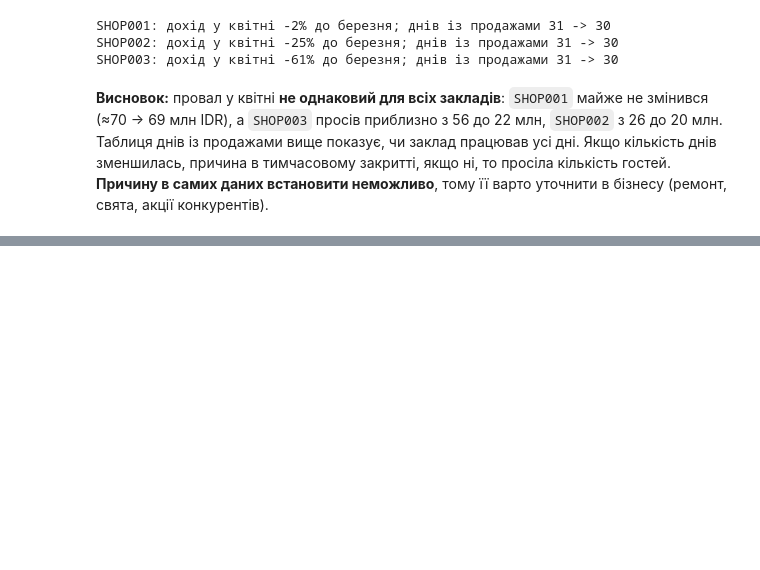
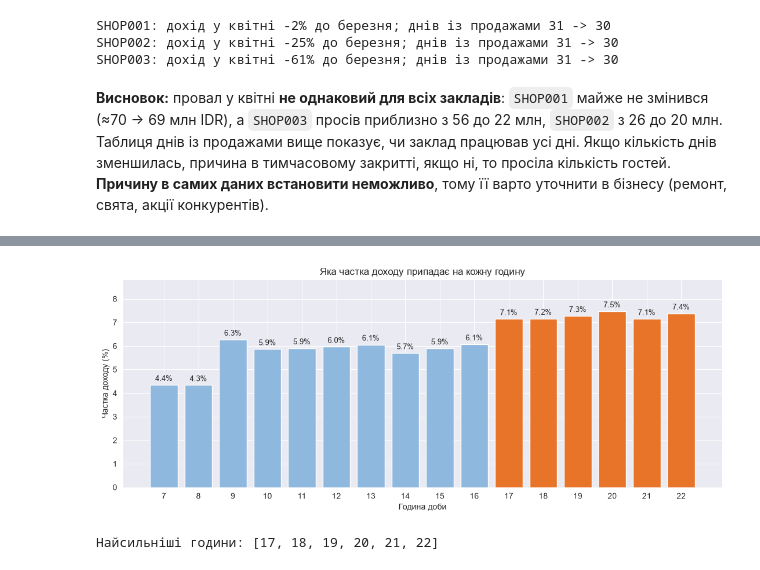
Before and after one commit to Chuchman-Dima/FB-Sales-Revenue-Analytics, a Jupyter notebook: notebook/notebook.ipynb, the cells around one changed output, grey strips where cells are left out. Drawn from its saved outputs; the diff is of its cells as text; code cells hidden in the pictures; blank space fills up the shorter version.

```diff
--- a/notebook/notebook.ipynb
+++ b/notebook/notebook.ipynb
@@ -380,0 +402,22 @@ SHOP003: дохід у квітні -61% до березня; днів із пр
+# %%
+hour_revenue = transactions.groupby('Hour')['TotalAmount'].sum()
+hour_share = hour_revenue / hour_revenue.sum() * 100
+
+top_hours = hour_share.nlargest(6).index
+bar_colors = [ORANGE if h in top_hours else LIGHT_BLUE for h in hour_share.index]
+
+fig, ax = plt.subplots(figsize=(11, 4.5))
+bars = ax.bar(hour_share.index, hour_share.values, color=bar_colors)
+ax.bar_label(bars, labels=[f'{v:.1f}%' for v in hour_share.values], padding=3, fontsize=9)
+ax.set_xticks(hour_share.index)
+ax.set_ylim(0, hour_share.max() * 1.18)
+ax.set_title('Яка частка доходу припадає на кожну годину')
+ax.set_xlabel('Година доби')
+ax.set_ylabel('Частка доходу (%)')
+plt.tight_layout()
+plt.show()
+
+print('Найсильніші години:', sorted(top_hours.tolist()))
+# %% [output]
+[figure, added]
+Найсильніші години: [17, 18, 19, 20, 21, 22]
```
Also changed, not shown: parts of 3 cells of this notebook.
